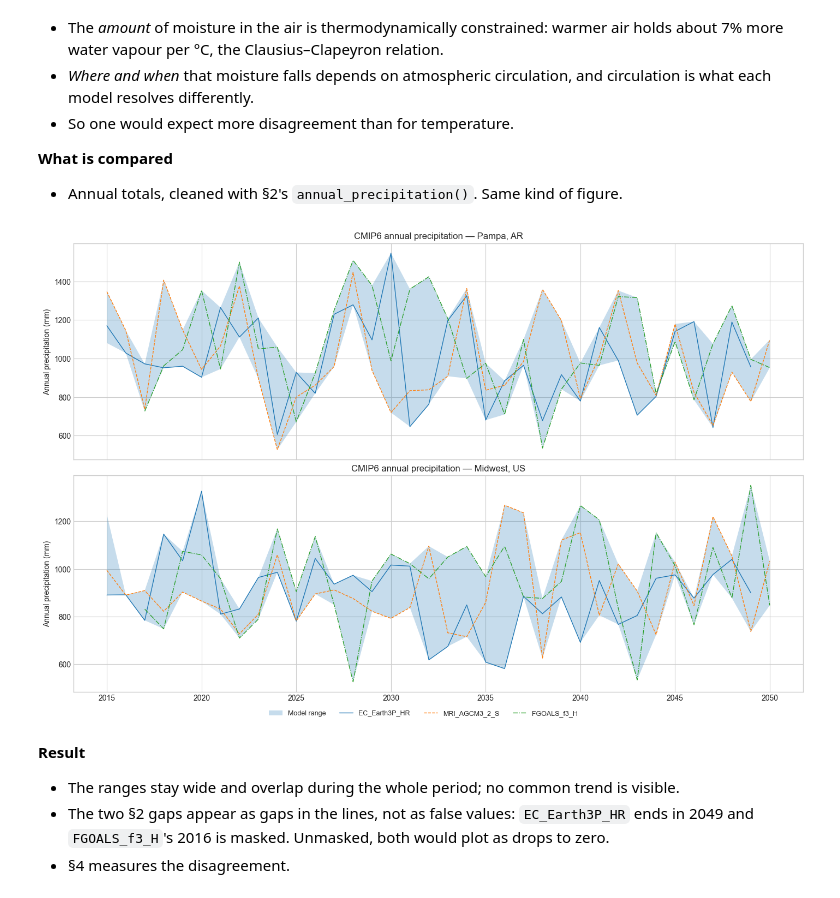
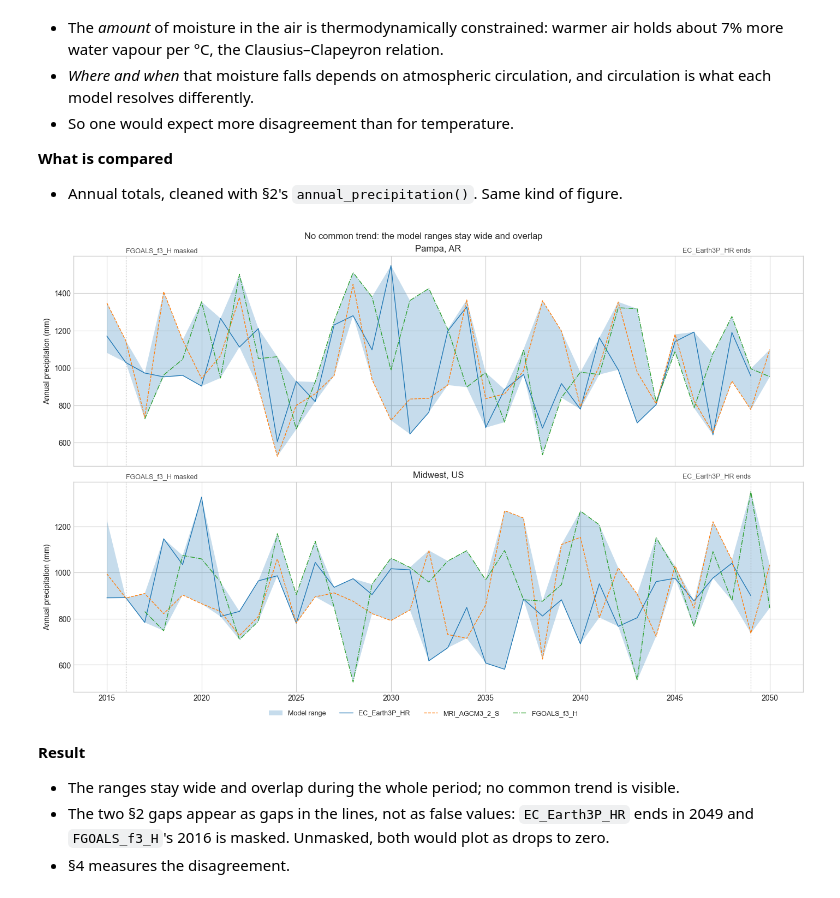
Before and after one commit to deloxantos/pretaverdi, a Jupyter notebook: notebooks/02-cmip6-multi-model-projections.ipynb, the cells around one changed output. Cells and saved outputs as stored; diff of their text form; code cells hidden in the pictures.

```diff
--- a/notebooks/02-cmip6-multi-model-projections.ipynb
+++ b/notebooks/02-cmip6-multi-model-projections.ipynb
@@ -234,10 +245,15 @@ Do the models agree on precipitation?
 # %%
 precipitation = pd.concat(
     {site: annual_precipitation(df) for site, df in proj.items()}, axis=1, names=["site"]
 )
-plot_model_spread(precipitation, "Annual precipitation (mm)", "CMIP6 annual precipitation");
+plot_model_spread(
+    precipitation,
+    "Annual precipitation (mm)",
+    "No common trend: the model ranges stay wide and overlap",
+    year_notes={2016: "FGOALS_f3_H masked", 2049: "EC_Earth3P_HR ends"},
+);
 # %% [output]
-[figure, old version]
+[figure, new version]
 # %% [markdown]
 **Result**
 
```
Also changed, not shown: parts of 22 cells of this notebook.
